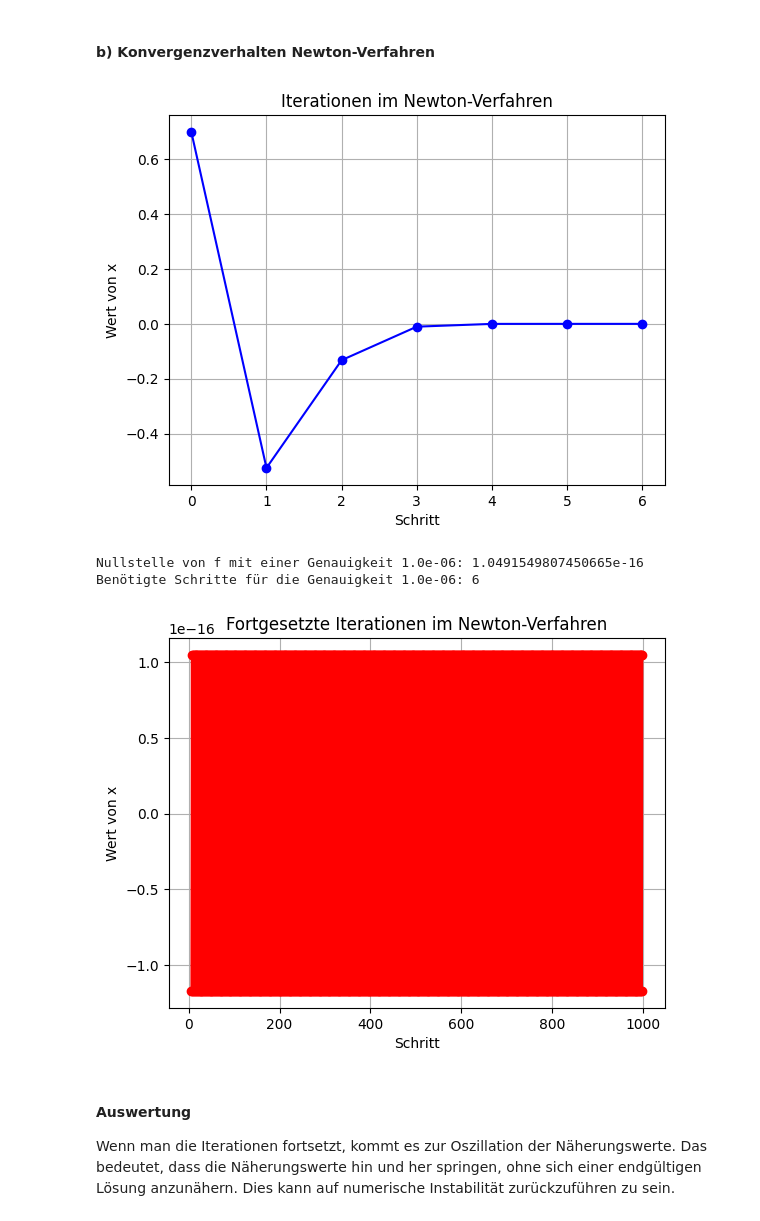
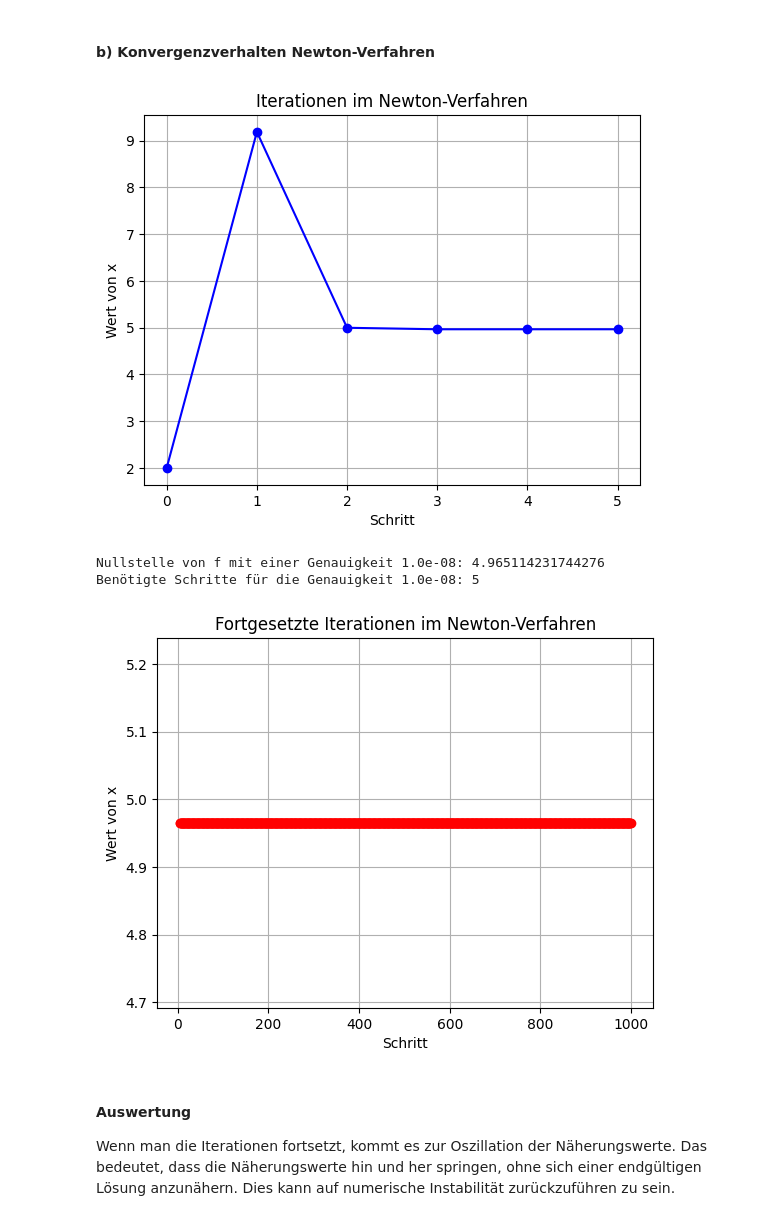
Before and after one commit to OlePearse-Danker/NUS_lab02, a Jupyter notebook: NUS_lab02_Pearse_Danker.ipynb, the cells around one changed output. Cells and saved outputs as stored; diff of their text form; code cells hidden in the pictures.

```diff
--- a/NUS_lab02_Pearse_Danker.ipynb
+++ b/NUS_lab02_Pearse_Danker.ipynb
@@ -208,8 +193,8 @@ def nullstelle_new(f, df, x0, eps, *args):
 
         x0 = x1
 
-x0 = 0.7
-eps = 1e-6
+x0 = 2
+eps = 1e-8
 
 # Bestimme die Nullstelle und die Iterationswerte
 nullstelle, schritte, x_values = nullstelle_new(f, df, x0, eps)
@@ -224,37 +209,37 @@ plt.grid()
 plt.show()
 
 print(f"Nullstelle von f mit einer Genauigkeit {eps:.1e}: {nullstelle}")
 print(f"Benötigte Schritte für die Genauigkeit {eps:.1e}: {schritte}")
 
 
 # Fortführung der Iterationen
 max_steps = 1000  # Maximal Anzahl von Schritten für die Fortsetzung
 continue_values = []  # Liste zum Speichern der weiteren Werte
 
 for more_steps in range(schritte, max_steps):
     fx = f(nullstelle)
     dfx = df(nullstelle)
 
     if dfx == 0:
         break
 
     new_value = nullstelle - fx / dfx
     continue_values.append(new_value)
     nullstelle = new_value
 
 # Plot der fortgesetzten Iterationen
 plt.figure()
 plt.plot(range(schritte, schritte + len(continue_values)), continue_values, marker='o', linestyle='-', color='r')
 plt.xlabel('Schritt')
 plt.ylabel('Wert von x')
 plt.title('Fortgesetzte Iterationen im Newton-Verfahren')
 plt.grid()
 plt.show()
 # %% [output]
-[figure, old version]
+[figure, new version]
-Nullstelle von f mit einer Genauigkeit 1.0e-06: 1.0491549807450665e-16
-Benötigte Schritte für die Genauigkeit 1.0e-06: 6
+Nullstelle von f mit einer Genauigkeit 1.0e-08: 4.965114231744276
+Benötigte Schritte für die Genauigkeit 1.0e-08: 5
-[figure, old version]
+[figure, new version]
 # %% [markdown]
 #### Auswertung
 
```
Also changed, not shown: parts of 3 cells of this notebook.
